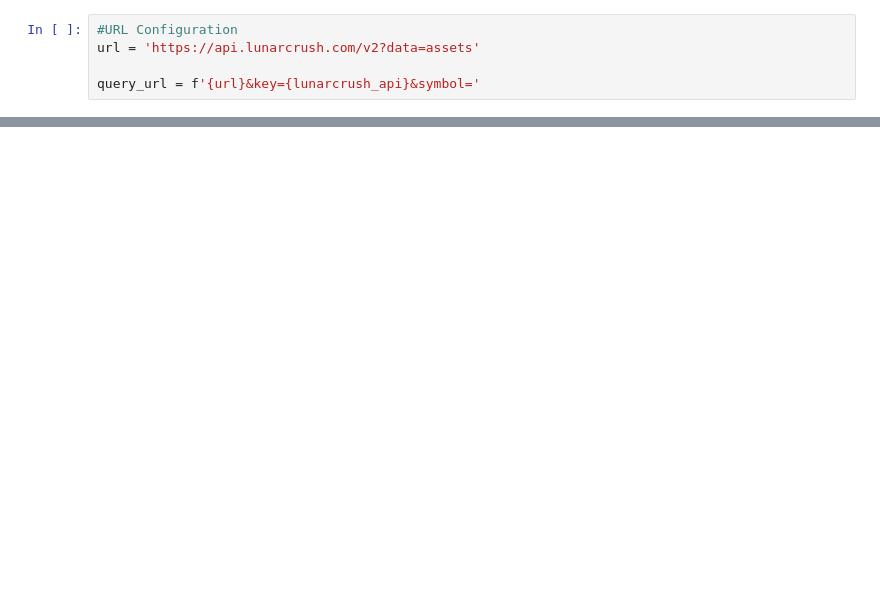
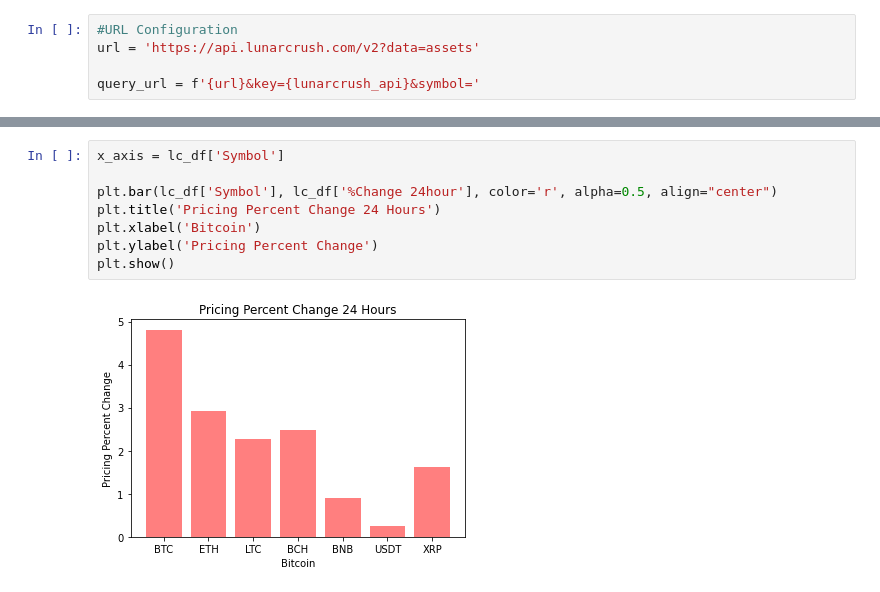
Before and after one commit to sarahheavner/Project1, a Jupyter notebook: LunarCrush.ipynb, the cells around one changed output, grey strips where cells are left out. Saved outputs shown, nothing was run; the diff lists cells and outputs as text; blank space fills up the shorter version.

Commit message:
started powerpoint and changed graph labels

```diff
--- a/LunarCrush.ipynb
+++ b/LunarCrush.ipynb
@@ -56,0 +66,10 @@ lc_df
+# %%
+x_axis = lc_df['Symbol']
+
+plt.bar(lc_df['Symbol'], lc_df['%Change 24hour'], color='r', alpha=0.5, align="center")
+plt.title('Pricing Percent Change 24 Hours')
+plt.xlabel('Bitcoin')
+plt.ylabel('Pricing Percent Change')
+plt.show()
+# %% [output]
+[figure, added]
```
Also changed, not shown: parts of 9 cells of this notebook, 1 other file.
